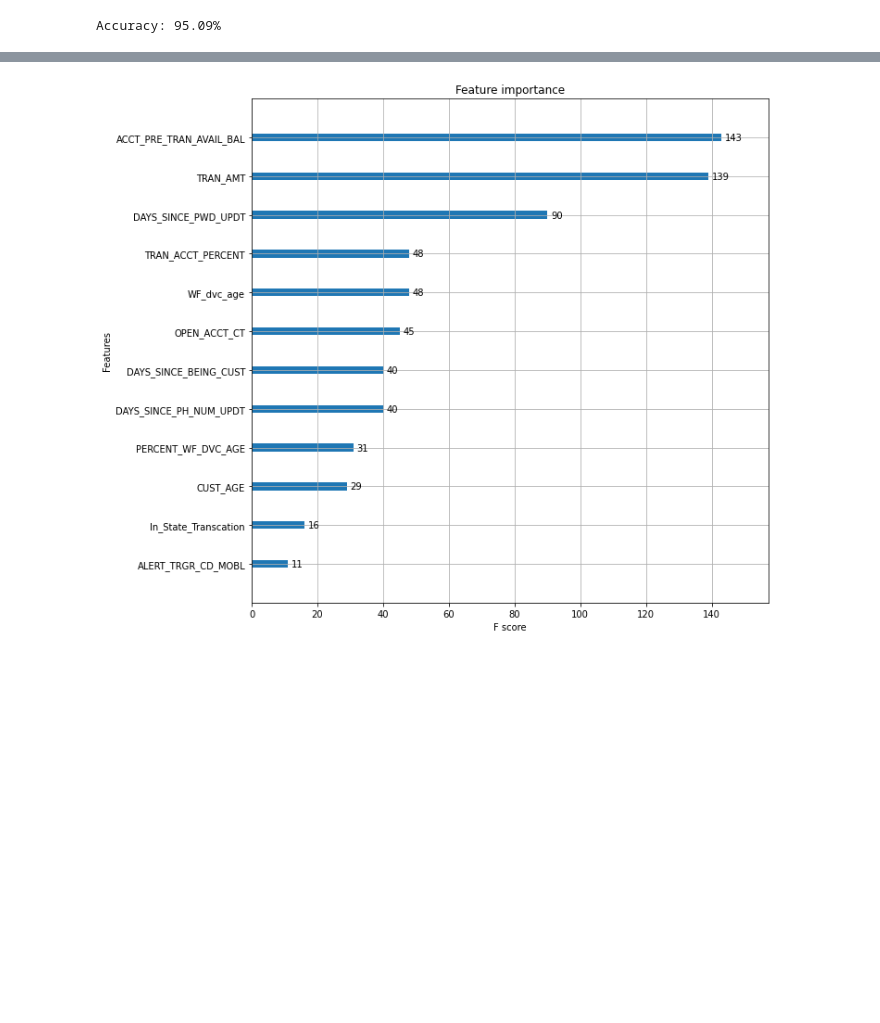
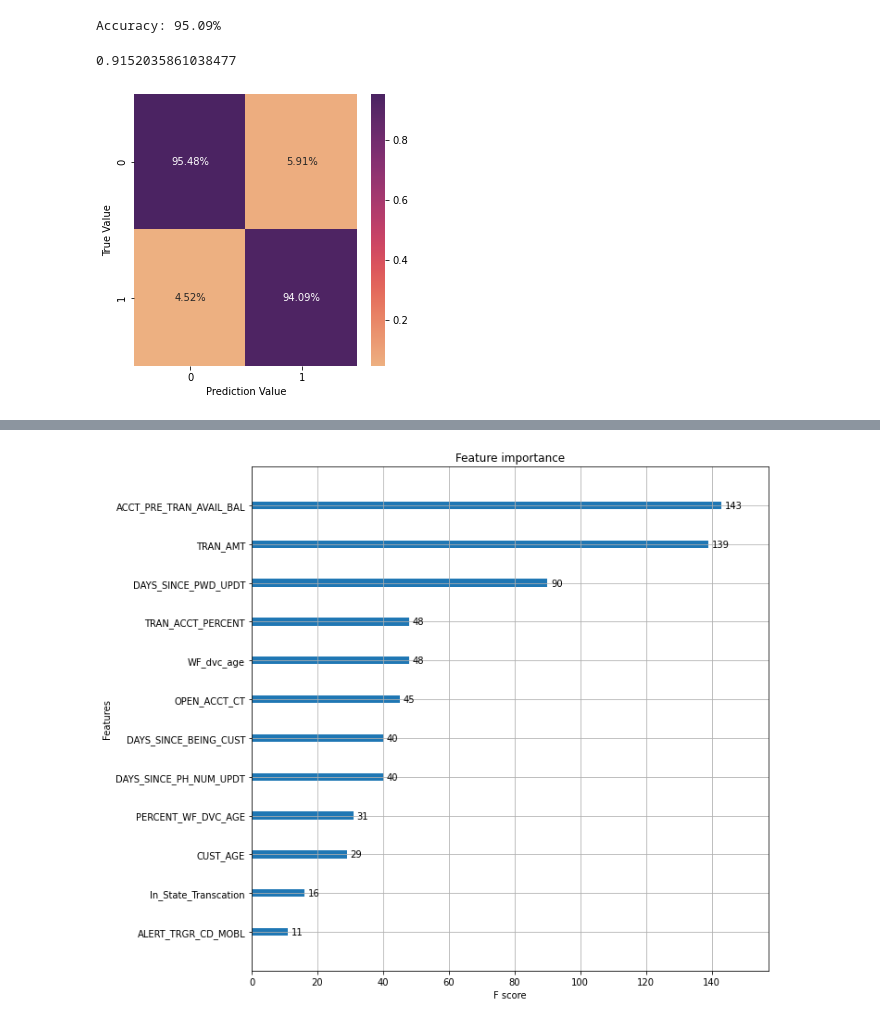
Before and after one commit to Mark-DelGrande/Wells-Fargo-Campus-Analytics-Challenge, a Jupyter notebook: WellsFargoCampusAnalyticsChallenge.ipynb, the cells around one changed output, grey strips where cells are left out. Saved outputs shown, nothing was run; the diff lists cells and outputs as text; code cells hidden in the pictures; blank space fills up the shorter version.

```diff
--- a/WellsFargoCampusAnalyticsChallenge.ipynb
+++ b/WellsFargoCampusAnalyticsChallenge.ipynb
@@ -362,6 +363,20 @@ accuracy = accuracy_score(y_test, predictions)
 print("Accuracy: %.2f%%" % (accuracy * 100.0))
 # %% [output]
 Accuracy: 95.09%
+# %%
+y_true = y_test
+y_pred = model.predict(X_test)
+print(f1_score(y_true, y_pred))
+# %% [output]
+0.9152035861038477
+# %%
+pred_cf_matrix = pd.crosstab(y_true, y_pred, rownames=['True Value'], colnames=['Prediction Value'])
+
+sns.heatmap(pred_cf_matrix/np.sum(pred_cf_matrix), annot=True,
+            fmt='.2%', cmap='flare')
+plt.show()
+# %% [output]
+[figure, added]
 # %%
 xgb.plot_tree(model,num_trees=2)
 plt.rcParams['figure.figsize'] = [10, 10]
```
Also changed, not shown: parts of 6 cells of this notebook.
